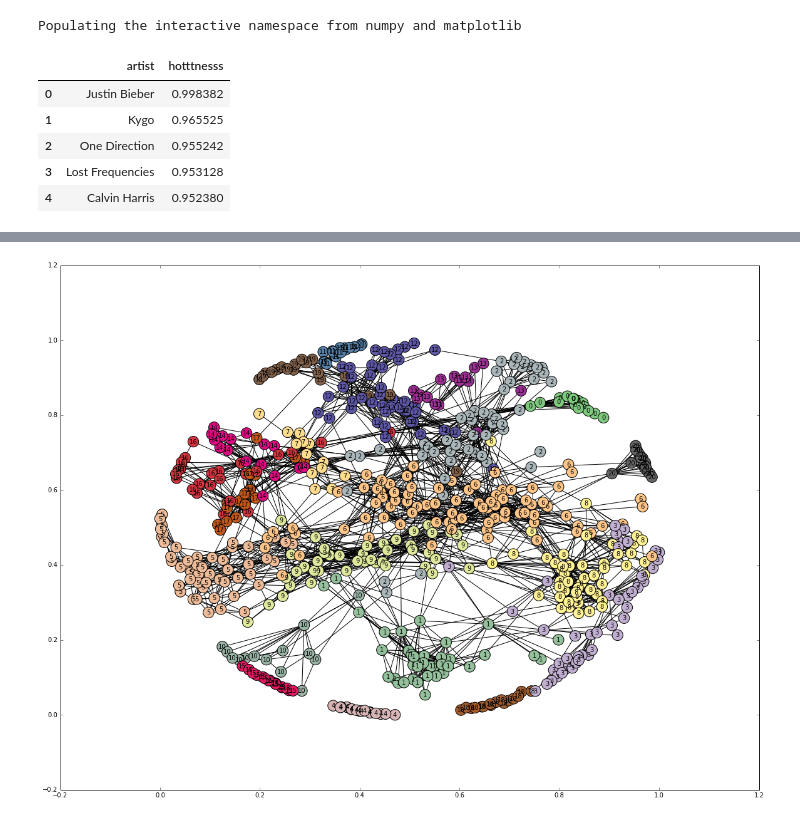
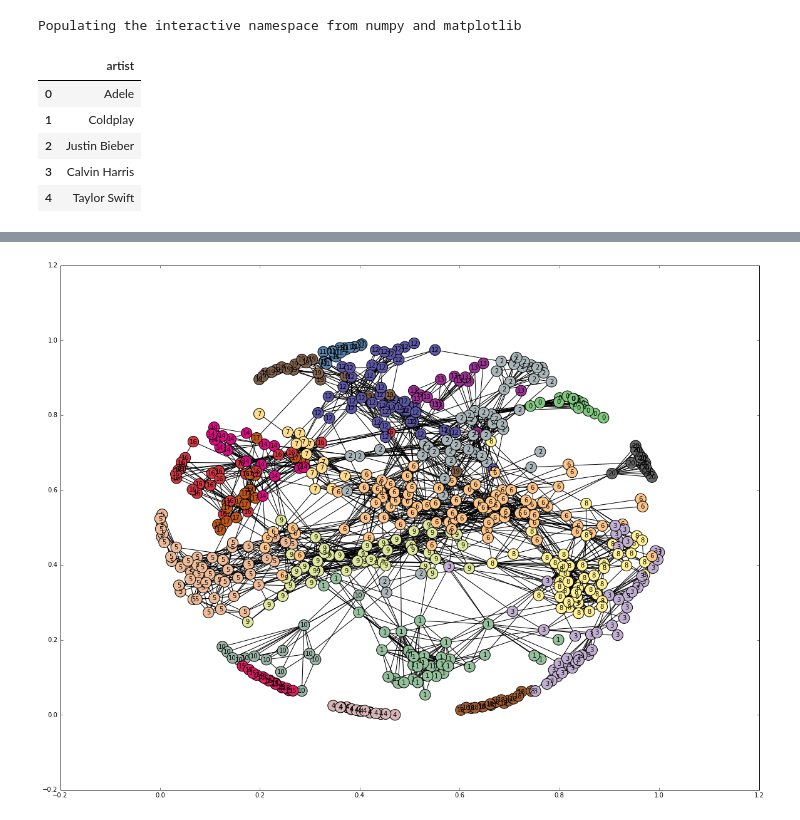
Before and after one commit to jckhang/MusicNetwork, a Jupyter notebook: Total_Artist_Partition.ipynb, the cells around one changed output, grey strips where cells are left out. Cells and saved outputs as stored; diff of their text form; code cells hidden in the pictures.

```diff
--- a/Total_Artist_Partition.ipynb
+++ b/Total_Artist_Partition.ipynb
@@ -18,15 +18,15 @@ import os
 # %% [output]
 Populating the interactive namespace from numpy and matplotlib
 # %%
-total_artist = pd.read_csv('similar_artists_top_50.csv', encoding="iso-8859-9")
+total_artist = pd.read_csv('top1000.csv', encoding="iso-8859-9")
 total_artist.head()
 # %% [output]
-|  | artist | hotttnesss |
-| 0 | Justin Bieber | 0.998382 |
-| 1 | Kygo | 0.965525 |
-| 2 | One Direction | 0.955242 |
-| 3 | Lost Frequencies | 0.953128 |
-| 4 | Calvin Harris | 0.952380 |
+|  | artist |
+| 0 | Adele |
+| 1 | Coldplay |
+| 2 | Justin Bieber |
+| 3 | Calvin Harris |
+| 4 | Taylor Swift |
 # %%
 total_artist_edge = pd.read_csv('total_artist_edge.csv',index_col="index")
 total_artist_edge.head()
```
Also changed, not shown: parts of 8 cells of this notebook, 5 other files.
